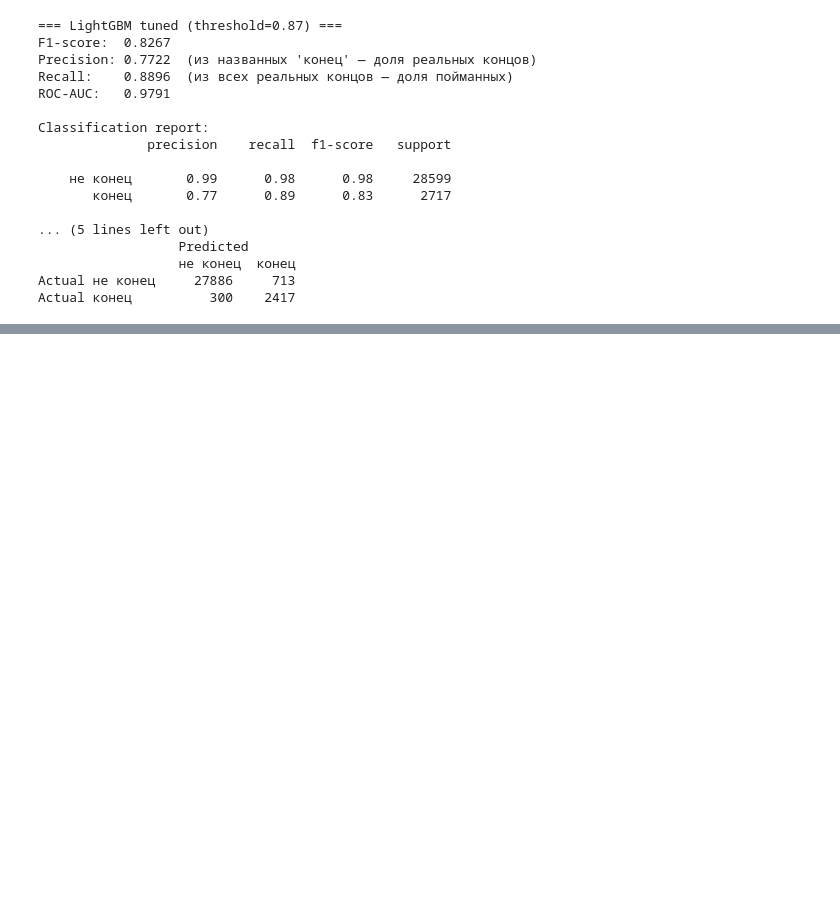
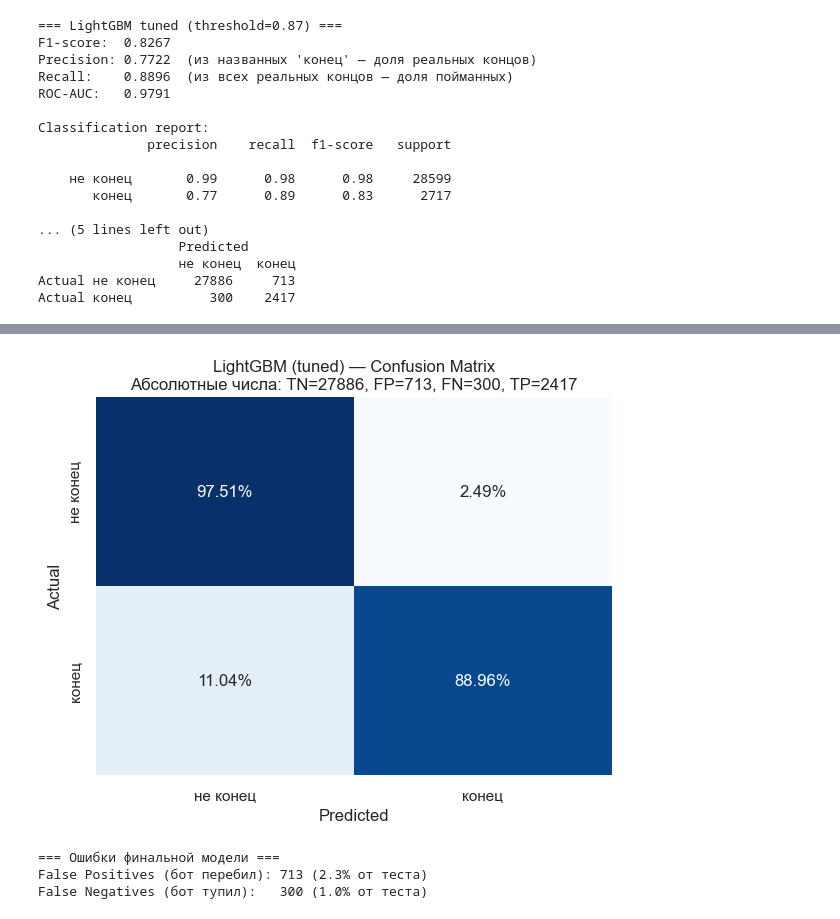
Before and after one commit to bukenov/turn-detector, a Jupyter notebook: notebooks/02_modeling.ipynb, the cells around one changed output, grey strips where cells are left out. Saved outputs shown, nothing was run; the diff lists cells and outputs as text; code cells hidden in the pictures; blank space fills up the shorter version.

```diff
--- a/notebooks/02_modeling.ipynb
+++ b/notebooks/02_modeling.ipynb
@@ -560,0 +647,24 @@ Actual конец          300    2417
+# %%
+fig, ax = plt.subplots(figsize=(6, 5))
+cm = confusion_matrix(y_test, y_pred_tuned)
+cm_normalized = cm.astype('float') / cm.sum(axis=1, keepdims=True)
+
+sns.heatmap(cm_normalized, annot=True, fmt='.2%', cmap='Blues',
+            xticklabels=['не конец', 'конец'],
+            yticklabels=['не конец', 'конец'],
+            cbar=False, ax=ax)
+ax.set_xlabel('Predicted')
+ax.set_ylabel('Actual')
+ax.set_title(f'LightGBM (tuned) — Confusion Matrix\nАбсолютные числа: TN={cm[0,0]}, FP={cm[0,1]}, FN={cm[1,0]}, TP={cm[1,1]}')
+plt.tight_layout()
+plt.savefig('../reports/figures/final_confusion_matrix.png', dpi=150, bbox_inches='tight')
+plt.show()
+
+print("\n=== Ошибки финальной модели ===")
+print(f"False Positives (бот перебил): {cm[0,1]:,} ({cm[0,1]/cm.sum()*100:.1f}% от теста)")
+print(f"False Negatives (бот тупил):   {cm[1,0]:,} ({cm[1,0]/cm.sum()*100:.1f}% от теста)")
+# %% [output]
+[figure, added]
+=== Ошибки финальной модели ===
+False Positives (бот перебил): 713 (2.3% от теста)
+False Negatives (бот тупил):   300 (1.0% от теста)
```
Also changed, not shown: parts of 3 cells of this notebook, 6 other files.
